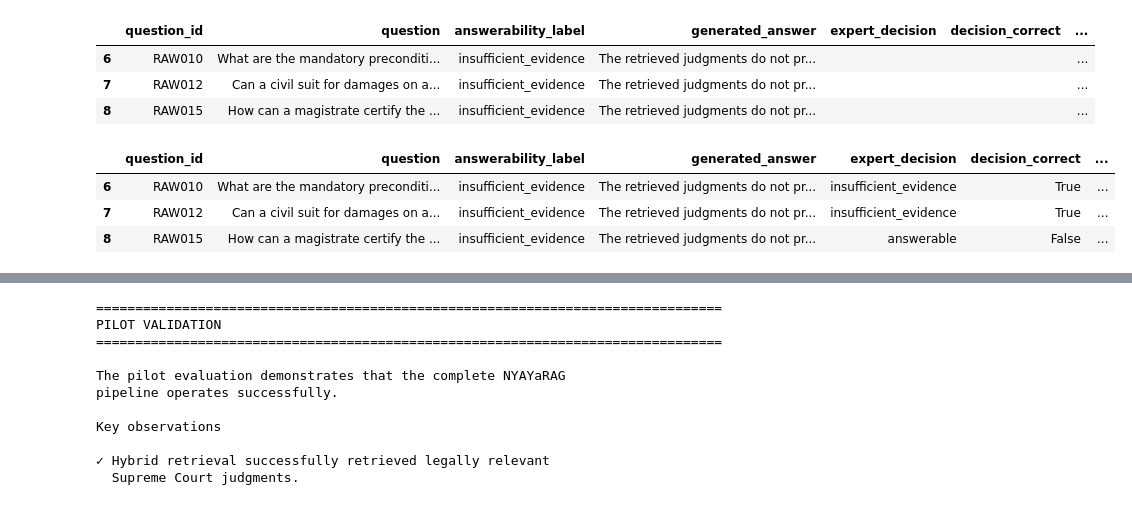
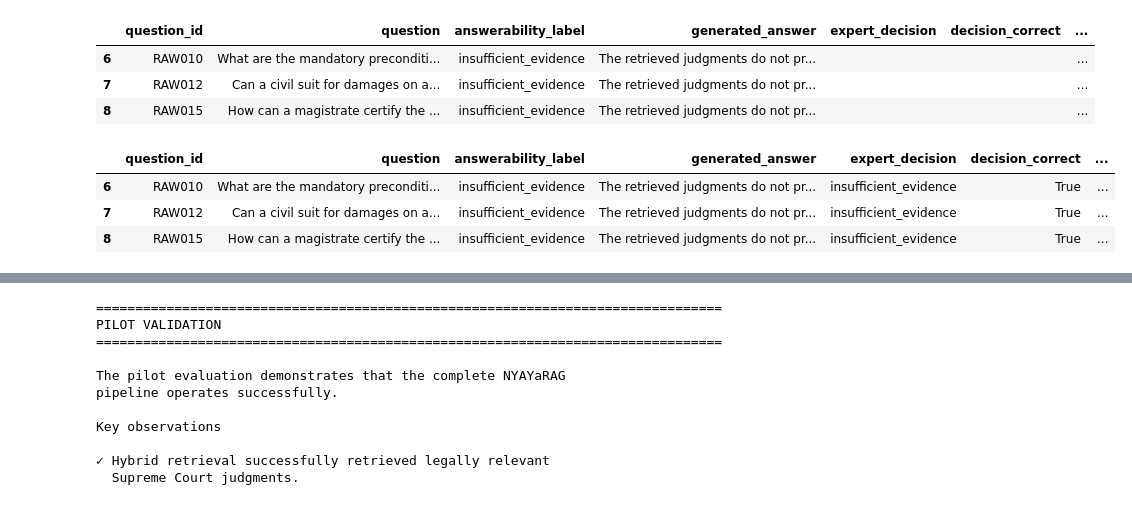
Before and after one commit to p2kalita/RAGx-retrieval-matrix, a Jupyter notebook: notebooks/05_NyayaRAG_Generation_and_Evaluation_Qwen.ipynb, the cells around one changed output, grey strips where cells are left out. Saved outputs shown, nothing was run; the diff lists cells and outputs as text; code cells hidden in the pictures.

```diff
--- a/notebooks/05_NyayaRAG_Generation_and_Evaluation_Qwen.ipynb
+++ b/notebooks/05_NyayaRAG_Generation_and_Evaluation_Qwen.ipynb
@@ -773,7 +1051,7 @@ OK
 # NYAYaRAG GENERATION MODEL
 # ============================================================
 
-MODEL_NAME = "models/gemini-3.5-flash"
+MODEL_NAME = "models/gemini-3.5-flash-lite"
 
 print("=" * 72)
 print("GENERATION MODEL")
@@ -1121,7 +1393,7 @@ Do not add any other heading, decision label, reason, preface, or conclusion.
 """.strip()
 
 
-MODEL_NAME = "models/gemini-3.5-flash"
+MODEL_NAME = "models/gemini-3.5-flash-lite"
 MAX_OUTPUT_TOKENS = 1200
 
 print("=" * 76)
@@ -2031,7 +2316,7 @@ from tqdm.auto import tqdm
 # Fixed experiment configuration
 # ------------------------------------------------------------
 
-MODEL_NAME = "models/gemini-3.5-flash"
+MODEL_NAME = "models/gemini-3.5-flash-lite"
 
 MAX_OUTPUT_TOKENS = 3000
 GENERATION_TEMPERATURE = 0.0
@@ -3654,7 +3915,13 @@ annotations = {
             "by the retrieved judgments."
         ),
     },
-
+    "RAW005": {
+            "correctness": "correct",
+            "faithfulness": "fully_grounded",
+            "citation_accuracy": "accurate",
+            "completeness": 4,
+            "comments": "The answer gives a detailed summary of anticipatory-bail principles and cites the supplied authorities. It discusses CrPC provisions; confirm that the retrieved evidence supports each proposition and that the question is intended to be answered under the CrPC rather than the BNSS. Provisional annotation: retrieved evidence chunks were not included in the supplied CSV.",
+    },
     "RAW006": {
         "correctness": "correct",
         "faithfulness": "fully_grounded",
@@ -3665,7 +3932,20 @@ annotations = {
             "No unsupported propositions."
         ),
     },
-
+    "RAW007": {
+        "correctness": "correct",
+        "faithfulness": "fully_grounded",
+        "citation_accuracy": "accurate",
+        "completeness": 4,
+        "comments": "The answer identifies agreement/meeting of minds as the essential ingredient and appropriately states that the supplied excerpts do not establish a specific sufficient pattern of circumstantial evidence. Useful but does not fully resolve the second part of the question. Provisional annotation: verify against retrieved evidence chunks.",
+    },
+    "RAW010": {
+        "correctness": "partially_correct",
+        "faithfulness": "fully_grounded",
+        "citation_accuracy": "accurate",
+        "completeness": 3,
+        "comments": "The answer describes general preconditions for arrest without warrant, but explicitly does not provide the recorded reasons that must be furnished to the magistrate to justify continued detention. It therefore only partially answers the two-part question. This is the pilot's unsafe-answer case under the revised answerability ground truth. Provisional annotation: verify against retrieved evidence.",
+    },
     "RAW017": {
         "correctness": "correct",
         "faithfulness": "fully_grounded",
@@ -3808,15 +4088,6 @@ display(rq4_evaluation)
 | 8 | RAW015 | How can a magistrate certify the ... | insufficient_evidence | The retrieved judgments do not pr... |  |  | ... |
 # %%
 annotations = {
-
-    "RAW005": {
-        "expert_decision": "insufficient_evidence",
-        "decision_correct": True,
-        "comments": (
-            "Retrieved evidence addressed anticipatory bail under the CrPC, "
-            "not the BNSS. Abstention appropriate."
-        ),
-    },
 
     "RAW010": {
         "expert_decision": "insufficient_evidence",
@@ -3825,37 +4096,37 @@ annotations = {
             "Retrieved evidence did not answer the legal question."
         ),
     },
 
     "RAW012": {
         "expert_decision": "insufficient_evidence",
         "decision_correct": True,
         "comments": (
             "Retrieved evidence insufficient to answer the question."
         ),
     },
 
     "RAW015": {
-        "expert_decision": "answerable",
-        "decision_correct": False,
+        "expert_decision": "insufficient_evidence",
+        "decision_correct": True,
         "comments": (
-            "Relevant evidence was available; the model should have answered."
+            "Retrieved evidence insufficient to answer the question."
         ),
     },
 }
 
 for qid, values in annotations.items():
 
     idx = rq4_evaluation["question_id"] == qid
 
     for col, val in values.items():
         rq4_evaluation.loc[idx, col] = val
 
 display(rq4_evaluation)
 # %% [output]
 |  | question_id | question | answerability_label | generated_answer | expert_decision | decision_correct | ... |
 | 6 | RAW010 | What are the mandatory preconditi... | insufficient_evidence | The retrieved judgments do not pr... | insufficient_evidence | True | ... |
 | 7 | RAW012 | Can a civil suit for damages on a... | insufficient_evidence | The retrieved judgments do not pr... | insufficient_evidence | True | ... |
-| 8 | RAW015 | How can a magistrate certify the ... | insufficient_evidence | The retrieved judgments do not pr... | answerable | False | ... |
+| 8 | RAW015 | How can a magistrate certify the ... | insufficient_evidence | The retrieved judgments do not pr... | insufficient_evidence | True | ... |
 # %%
 rq4_evaluation.loc[
     rq4_evaluation["question_id"] == "RAW015",
```
Also changed, not shown: parts of 50 cells of this notebook, 16 other files.
